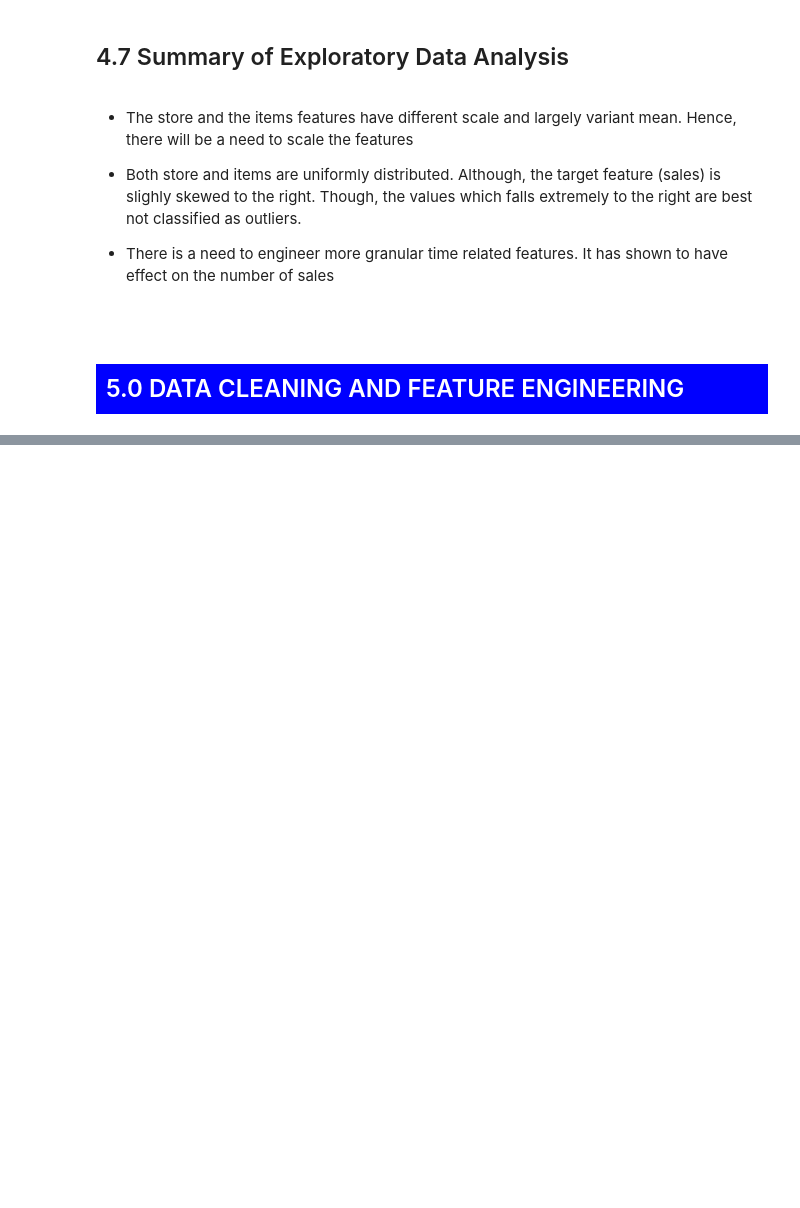
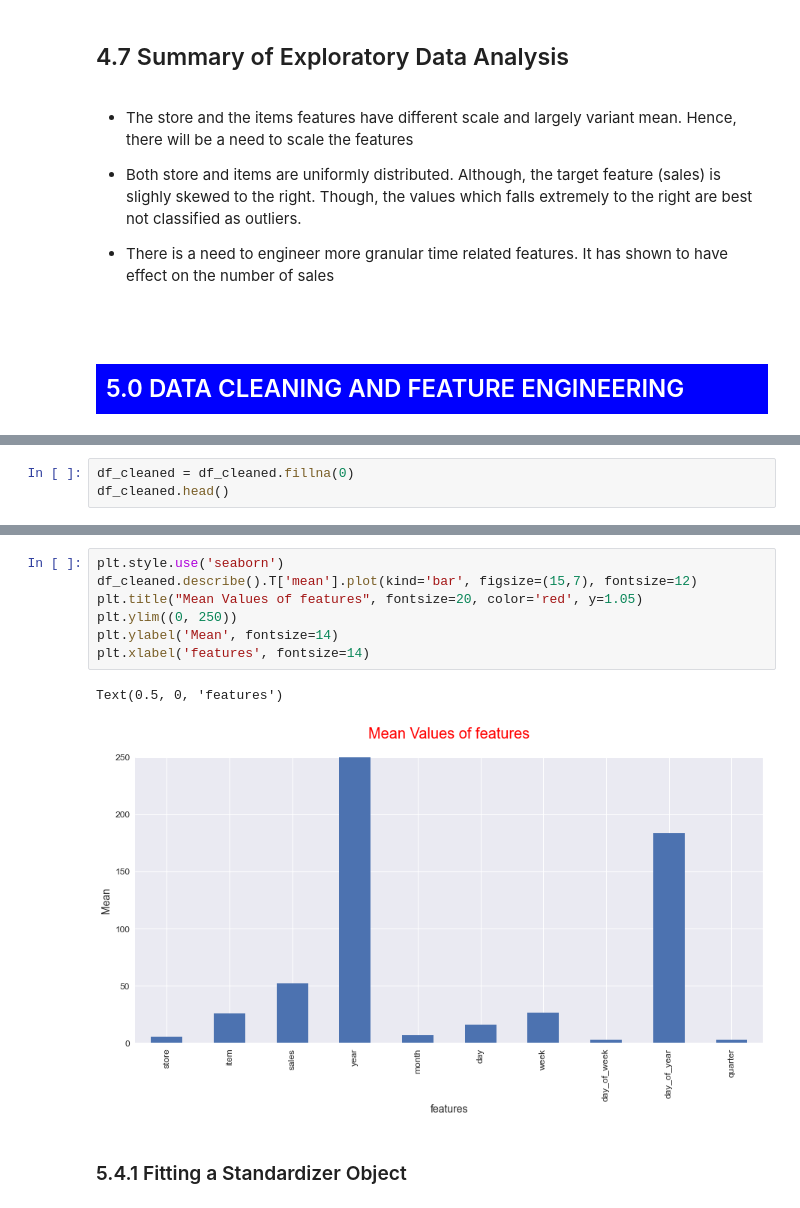
Before and after one commit to Abdul4code/multi_store_sales_prediction, a Jupyter notebook: Notebook.ipynb, the cells around one changed output, grey strips where cells are left out. Drawn from its saved outputs; the diff is of its cells as text; blank space fills up the shorter version.

```diff
--- a/Untitled.ipynb
+++ b/Notebook.ipynb
@@ -481,0 +452,3 @@ df_cleaned.head()
+# %%
+df_cleaned = df_cleaned.fillna(0)
+df_cleaned.head()
@@ -481,0 +489,12 @@ df_cleaned.head()
+# %%
+plt.style.use('seaborn')
+df_cleaned.describe().T['mean'].plot(kind='bar', figsize=(15,7), fontsize=12)
+plt.title("Mean Values of features", fontsize=20, color='red', y=1.05)
+plt.ylim((0, 250))
+plt.ylabel('Mean', fontsize=14)
+plt.xlabel('features', fontsize=14)
+# %% [output]
+Text(0.5, 0, 'features')
+[figure, added]
+# %% [markdown]
+### 5.4.1 Fitting a Standardizer Object
```
Also changed, not shown: parts of 61 cells of this notebook, 1 other file.
